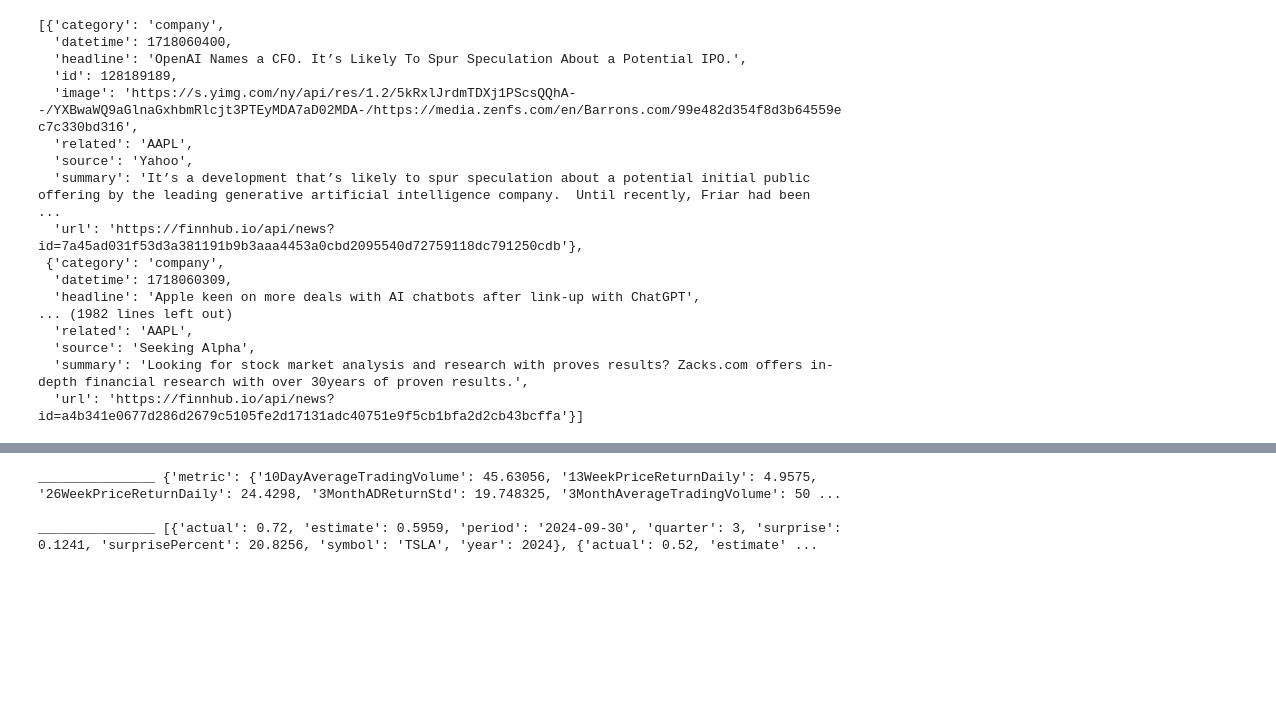
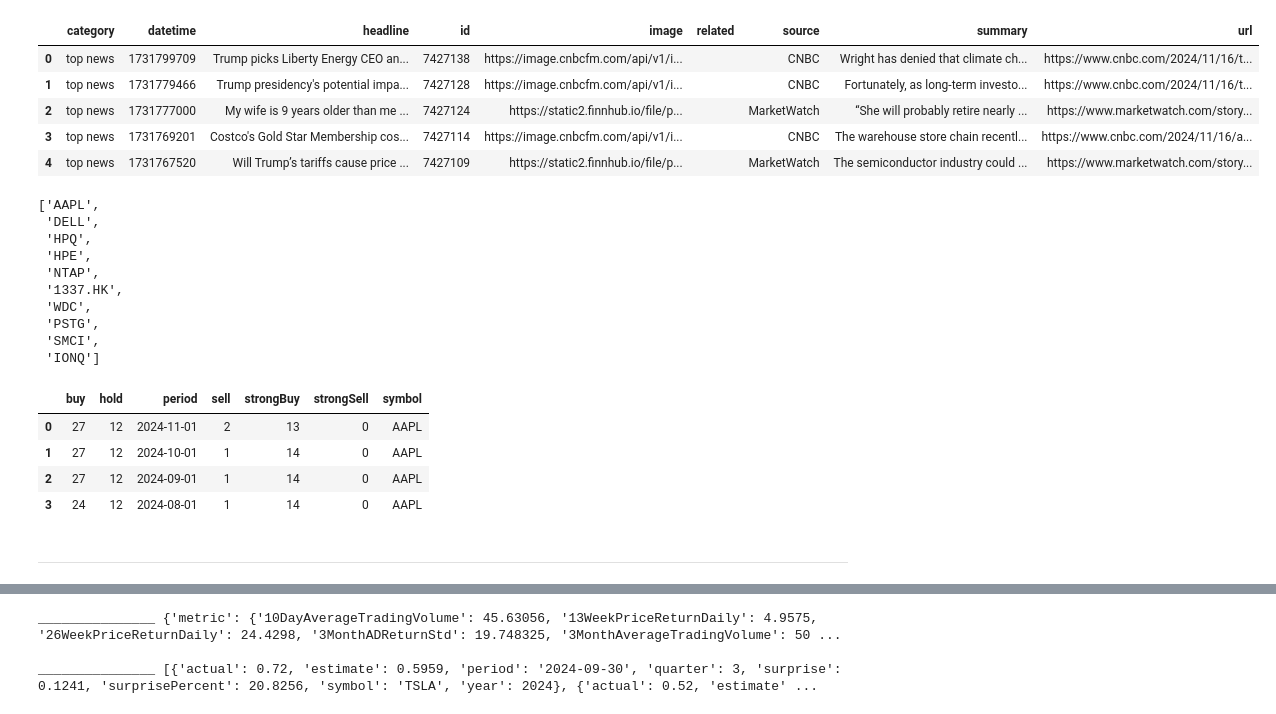
Before and after one commit to Clementadm/Projet_master, a Jupyter notebook: SRC/Api/recherche/finance/api_finnhub.ipynb, the cells around one changed output, grey strips where cells are left out. Drawn from its saved outputs; the diff is of its cells as text; code cells hidden in the pictures; blank space fills up the shorter version.

```diff
--- a/SRC/Api/finance/api_finnhub.ipynb
+++ b/SRC/Api/recherche/finance/api_finnhub.ipynb
@@ -41,23 +40,21 @@ finnhub_client = finnhub.Client(api_key=API_KEY)
-# %%
-# Company News
-# Need to use _from instead of from to avoid conflict
-news = finnhub_client.company_news('AAPL', _from="2024-01-01", to="2024-06-10")
-news
-# %% [output]
-[{'category': 'company',
-  'datetime': 1718060400,
-  'headline': 'OpenAI Names a CFO. It’s Likely To Spur Speculation About a Potential IPO.',
-  'id': 128189189,
-  'image': 'https://s.yimg.com/ny/api/res/1.2/5kRxlJrdmTDXj1PScsQQhA--/YXBwaWQ9aGlnaGxhbmRlcjt3PTEyMDA7aD02MDA-/https://media.zenfs.com/en/Barrons.com/99e482d354f8d3b64559ec7c330bd316',
-  'related': 'AAPL',
-  'source': 'Yahoo',
-  'summary': 'It’s a development that’s likely to spur speculation about a potential initial public offering by the leading generative artificial intelligence company.  Until recently, Friar had been  ...
-  'url': 'https://finnhub.io/api/news?id=7a45ad031f53d3a381191b9b3aaa4453a0cbd2095540d72759118dc791250cdb'},
- {'category': 'company',
-  'datetime': 1718060309,
-  'headline': 'Apple keen on more deals with AI chatbots after link-up with ChatGPT',
-... (1982 lines left out)
-  'related': 'AAPL',
-  'source': 'Seeking Alpha',
-  'summary': 'Looking for stock market analysis and research with proves results? Zacks.com offers in-depth financial research with over 30years of proven results.',
-  'url': 'https://finnhub.io/api/news?id=a4b341e0677d286d2679c5105fe2d17131adc40751e9f5cb1bfa2d2cb43bcffa'}]
+# %%
+def get_general_news_country():
+    news = pd.json_normalize(
+        finnhub_client.general_news('general') # Accès aux dernières nouvelles générales, de forex, de crypto, et de fusions.
+    )
+    news["datetime"] = news["datetime"].apply(lambda x : datetime.fromtimestamp(x))
+    news["year"] = news["datetime"].apply(lambda x : x.year)
+    news["month"] = news["datetime"].apply(lambda x : x.month)
+    news["day"] = news["datetime"].apply(lambda x : x.day)
+    print(f"News sur {news.loc[0, "datetime"] - news.loc[len(news)-1, "datetime"]} jours ")
+    return news
+# %%
+z = get_general_news_country()
+z.head()
+# %% [output]
+|  | category | datetime | headline | id | image | related | source | summary | url |
+| 0 | top news | 1731799709 | Trump picks Liberty Energy CEO an... | 7427138 | https://image.cnbcfm.com/api/v1/i... |  | CNBC | Wright has denied that climate ch... | https://www.cnbc.com/2024/11/16/t... |
+| 1 | top news | 1731779466 | Trump presidency's potential impa... | 7427128 | https://image.cnbcfm.com/api/v1/i... |  | CNBC | Fortunately, as long-term investo... | https://www.cnbc.com/2024/11/16/t... |
+| 2 | top news | 1731777000 | My wife is 9 years older than me ... | 7427124 | https://static2.finnhub.io/file/p... |  | MarketWatch | “She will probably retire nearly ... | https://www.marketwatch.com/story... |
+| 3 | top news | 1731769201 | Costco's Gold Star Membership cos... | 7427114 | https://image.cnbcfm.com/api/v1/i... |  | CNBC | The warehouse store chain recentl... | https://www.cnbc.com/2024/11/16/a... |
+| 4 | top news | 1731767520 | Will Trump’s tariffs cause price ... | 7427109 | https://static2.finnhub.io/file/p... |  | MarketWatch | The semiconductor industry could ... | https://www.marketwatch.com/story... |
@@ -63,0 +65,13 @@ news
+# %%
+concurents('AAPL')
+# %% [output]
+['AAPL',
+ 'DELL',
+ 'HPQ',
+ 'HPE',
+ 'NTAP',
+ '1337.HK',
+ 'WDC',
+ 'PSTG',
+ 'SMCI',
+ 'IONQ']
@@ -63,0 +83,10 @@ news
+# %%
+recommendation_trends("AAPL")
+# %% [output]
+|  | buy | hold | period | sell | strongBuy | strongSell | symbol |
+| 0 | 27 | 12 | 2024-11-01 | 2 | 13 | 0 | AAPL |
+| 1 | 27 | 12 | 2024-10-01 | 1 | 14 | 0 | AAPL |
+| 2 | 27 | 12 | 2024-09-01 | 1 | 14 | 0 | AAPL |
+| 3 | 24 | 12 | 2024-08-01 | 1 | 14 | 0 | AAPL |
+# %% [markdown]
+____
```
Also changed, not shown: parts of 17 cells of this notebook, 9 other files.
